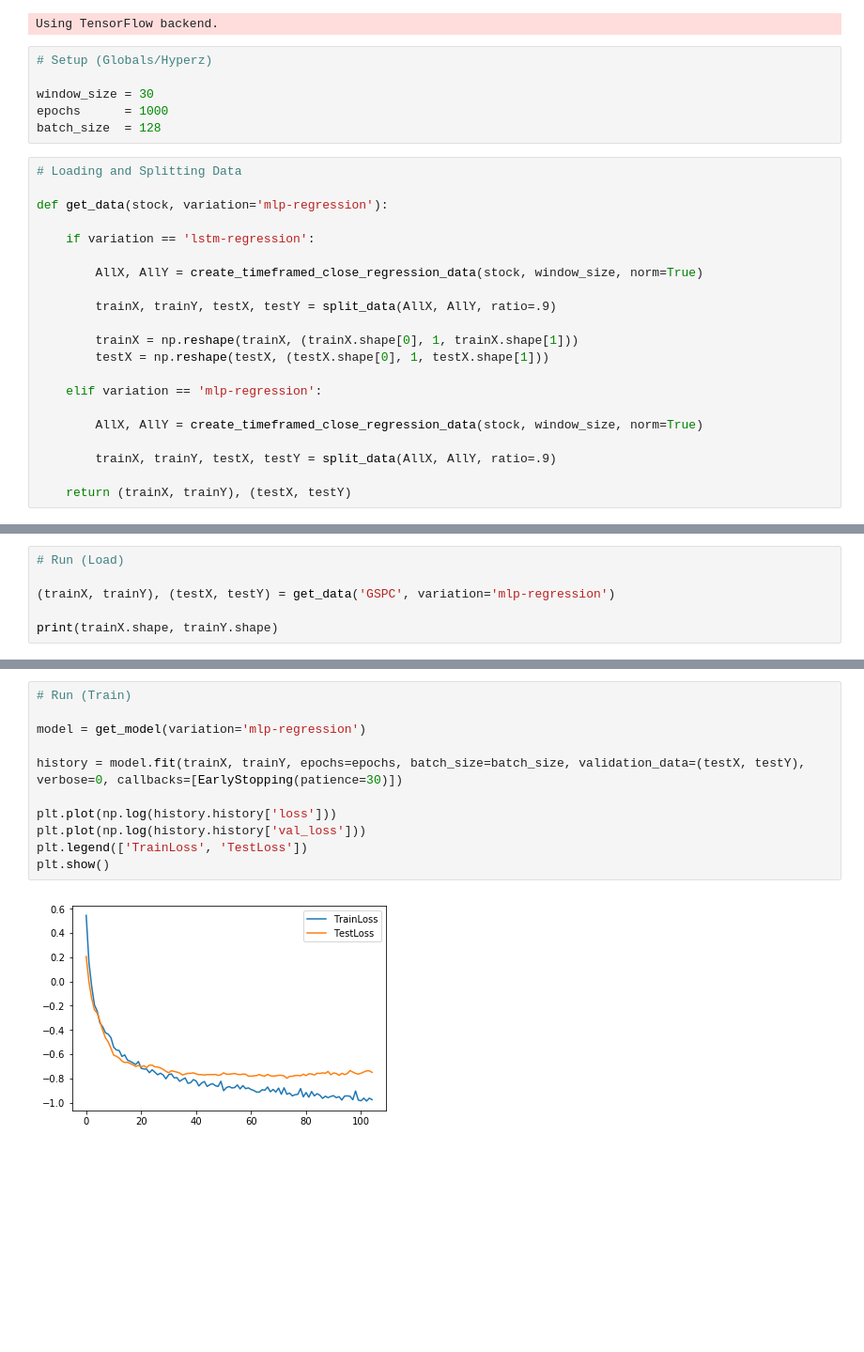
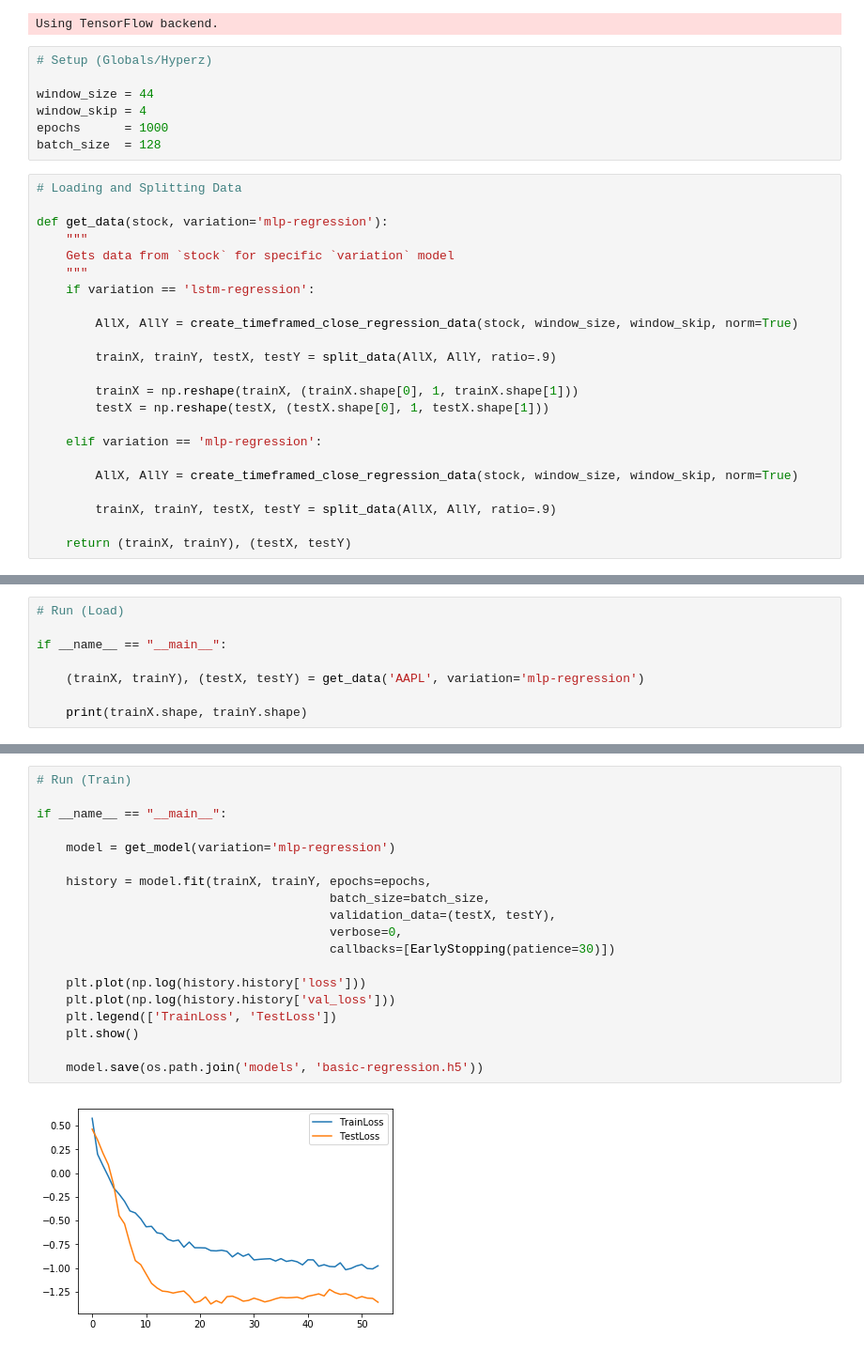
Before and after one commit to sshh12/StockMarketML, a Jupyter notebook: BasicPredictionRegression.ipynb, the cells around one changed output, grey strips where cells are left out. Shown at 94% size. Cells and saved outputs as stored; diff of their text form; blank space fills up the shorter version.

```diff
--- a/BasicPredictionRegression.ipynb
+++ b/BasicPredictionRegression.ipynb
@@ -15,17 +15,20 @@ Using TensorFlow backend.
 # %%
 # Setup (Globals/Hyperz)
 
-window_size = 30
+window_size = 44
+window_skip = 4
 epochs      = 1000
 batch_size  = 128
 # %%
 # Loading and Splitting Data
 
 def get_data(stock, variation='mlp-regression'):
-
+    """
+    Gets data from `stock` for specific `variation` model
+    """
     if variation == 'lstm-regression':
 
-        AllX, AllY = create_timeframed_close_regression_data(stock, window_size, norm=True)
+        AllX, AllY = create_timeframed_close_regression_data(stock, window_size, window_skip, norm=True)
 
         trainX, trainY, testX, testY = split_data(AllX, AllY, ratio=.9)
 
@@ -34,7 +37,7 @@ def get_data(stock, variation='mlp-regression'):
 
     elif variation == 'mlp-regression':
 
-        AllX, AllY = create_timeframed_close_regression_data(stock, window_size, norm=True)
+        AllX, AllY = create_timeframed_close_regression_data(stock, window_size, window_skip, norm=True)
 
         trainX, trainY, testX, testY = split_data(AllX, AllY, ratio=.9)
 
@@ -89,7 +90,9 @@ def get_model(variation='mlp-regression'):
 # %%
 # Run (Load)
 
-(trainX, trainY), (testX, testY) = get_data('GSPC', variation='mlp-regression')
+if __name__ == "__main__":
 
-print(trainX.shape, trainY.shape)
+    (trainX, trainY), (testX, testY) = get_data('AAPL', variation='mlp-regression')
+
+    print(trainX.shape, trainY.shape)
 # %% [output]
@@ -97,16 +100,24 @@ print(trainX.shape, trainY.shape)
 # %%
 # Run (Train)
 
-model = get_model(variation='mlp-regression')
+if __name__ == "__main__":
 
-history = model.fit(trainX, trainY, epochs=epochs, batch_size=batch_size, validation_data=(testX, testY), verbose=0, callbacks=[EarlyStopping(patience=30)])
+    model = get_model(variation='mlp-regression')
 
-plt.plot(np.log(history.history['loss']))
-plt.plot(np.log(history.history['val_loss']))
-plt.legend(['TrainLoss', 'TestLoss'])
-plt.show()
+    history = model.fit(trainX, trainY, epochs=epochs,
+                                        batch_size=batch_size,
+                                        validation_data=(testX, testY),
+                                        verbose=0,
+                                        callbacks=[EarlyStopping(patience=30)])
+
+    plt.plot(np.log(history.history['loss']))
+    plt.plot(np.log(history.history['val_loss']))
+    plt.legend(['TrainLoss', 'TestLoss'])
+    plt.show()
+
+    model.save(os.path.join('models', 'basic-regression.h5'))
 # %% [output]
-[figure, old version]
+[figure, new version]
 # %%
 # Test
 
```
Also changed, not shown: parts of 3 cells of this notebook, 6 other files.
